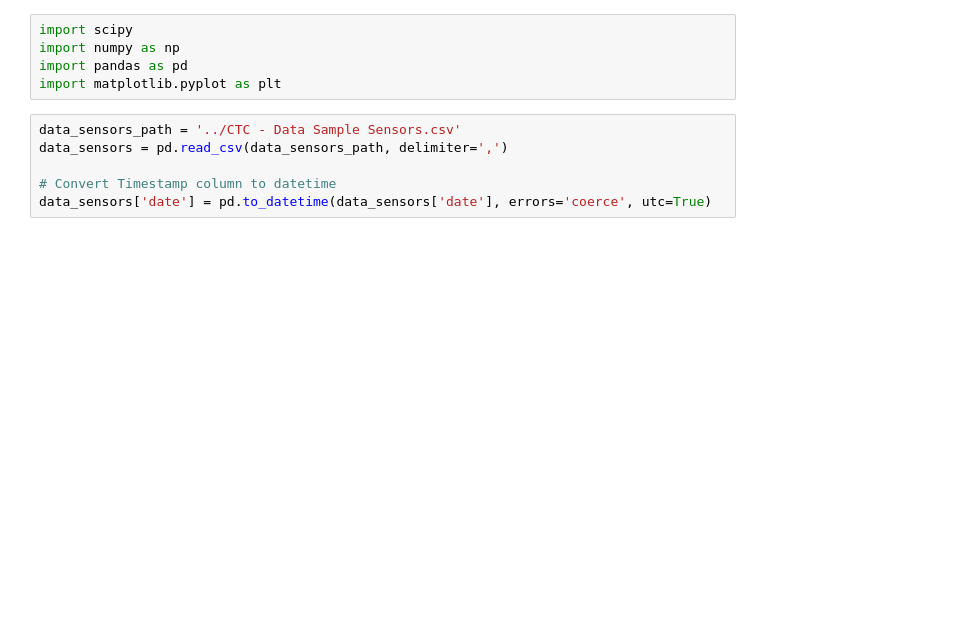
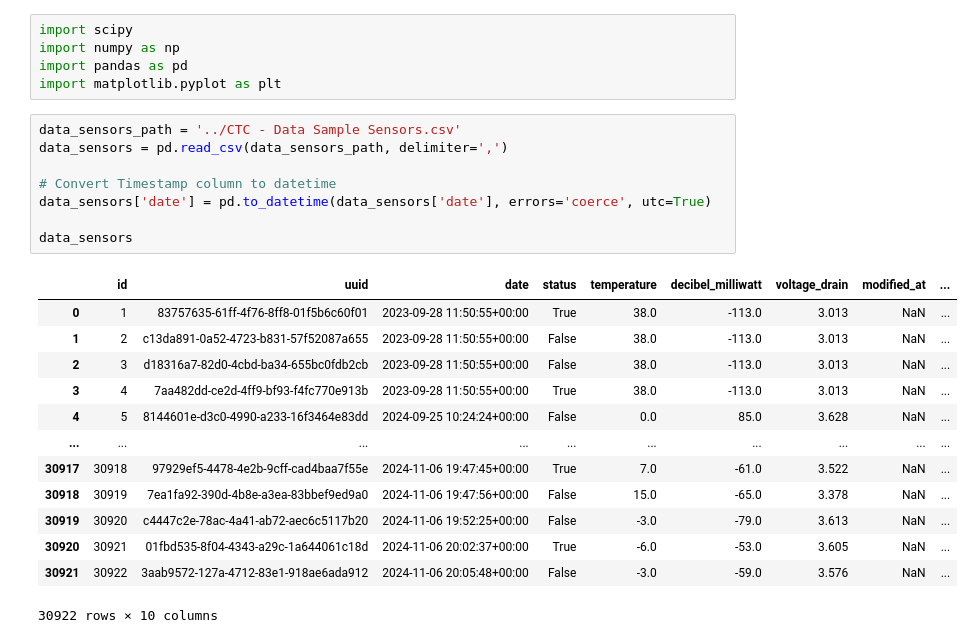
Before and after one commit to chenneman/CTC-advanced-data-science, a Jupyter notebook: Coding The Curbs.ipynb, the cells around one changed output. Drawn from its saved outputs; the diff is of its cells as text; blank space fills up the shorter version.

```diff
--- a/Coding The Curbs.ipynb
+++ b/Coding The Curbs.ipynb
@@ -6,9 +6,25 @@ import matplotlib.pyplot as plt
 # %%
 data_sensors_path = '../CTC - Data Sample Sensors.csv'
 data_sensors = pd.read_csv(data_sensors_path, delimiter=',')
 
 # Convert Timestamp column to datetime
 data_sensors['date'] = pd.to_datetime(data_sensors['date'], errors='coerce', utc=True)
+
+data_sensors
+# %% [output]
+|  | id | uuid | date | status | temperature | decibel_milliwatt | voltage_drain | modified_at | ... |
+| 0 | 1 | 83757635-61ff-4f76-8ff8-01f5b6c60f01 | 2023-09-28 11:50:55+00:00 | True | 38.0 | -113.0 | 3.013 | NaN | ... |
+| 1 | 2 | c13da891-0a52-4723-b831-57f52087a655 | 2023-09-28 11:50:55+00:00 | False | 38.0 | -113.0 | 3.013 | NaN | ... |
+| 2 | 3 | d18316a7-82d0-4cbd-ba34-655bc0fdb2cb | 2023-09-28 11:50:55+00:00 | False | 38.0 | -113.0 | 3.013 | NaN | ... |
+| 3 | 4 | 7aa482dd-ce2d-4ff9-bf93-f4fc770e913b | 2023-09-28 11:50:55+00:00 | True | 38.0 | -113.0 | 3.013 | NaN | ... |
+| 4 | 5 | 8144601e-d3c0-4990-a233-16f3464e83dd | 2024-09-25 10:24:24+00:00 | False | 0.0 | 85.0 | 3.628 | NaN | ... |
+| ... | ... | ... | ... | ... | ... | ... | ... | ... | ... |
+| 30917 | 30918 | 97929ef5-4478-4e2b-9cff-cad4baa7f55e | 2024-11-06 19:47:45+00:00 | True | 7.0 | -61.0 | 3.522 | NaN | ... |
+| 30918 | 30919 | 7ea1fa92-390d-4b8e-a3ea-83bbef9ed9a0 | 2024-11-06 19:47:56+00:00 | False | 15.0 | -65.0 | 3.378 | NaN | ... |
+| 30919 | 30920 | c4447c2e-78ac-4a41-ab72-aec6c5117b20 | 2024-11-06 19:52:25+00:00 | False | -3.0 | -79.0 | 3.613 | NaN | ... |
+| 30920 | 30921 | 01fbd535-8f04-4343-a29c-1a644061c18d | 2024-11-06 20:02:37+00:00 | True | -6.0 | -53.0 | 3.605 | NaN | ... |
+| 30921 | 30922 | 3aab9572-127a-4712-83e1-918ae6ada912 | 2024-11-06 20:05:48+00:00 | False | -3.0 | -59.0 | 3.576 | NaN | ... |
+30922 rows × 10 columns
 # %%
 data_bookings_path = '../CTC - Data Sample Bookings Groningen.csv'
 data_bookings = pd.read_csv(data_bookings_path, delimiter=',')
```
Also changed, not shown: parts of 2 cells of this notebook.
